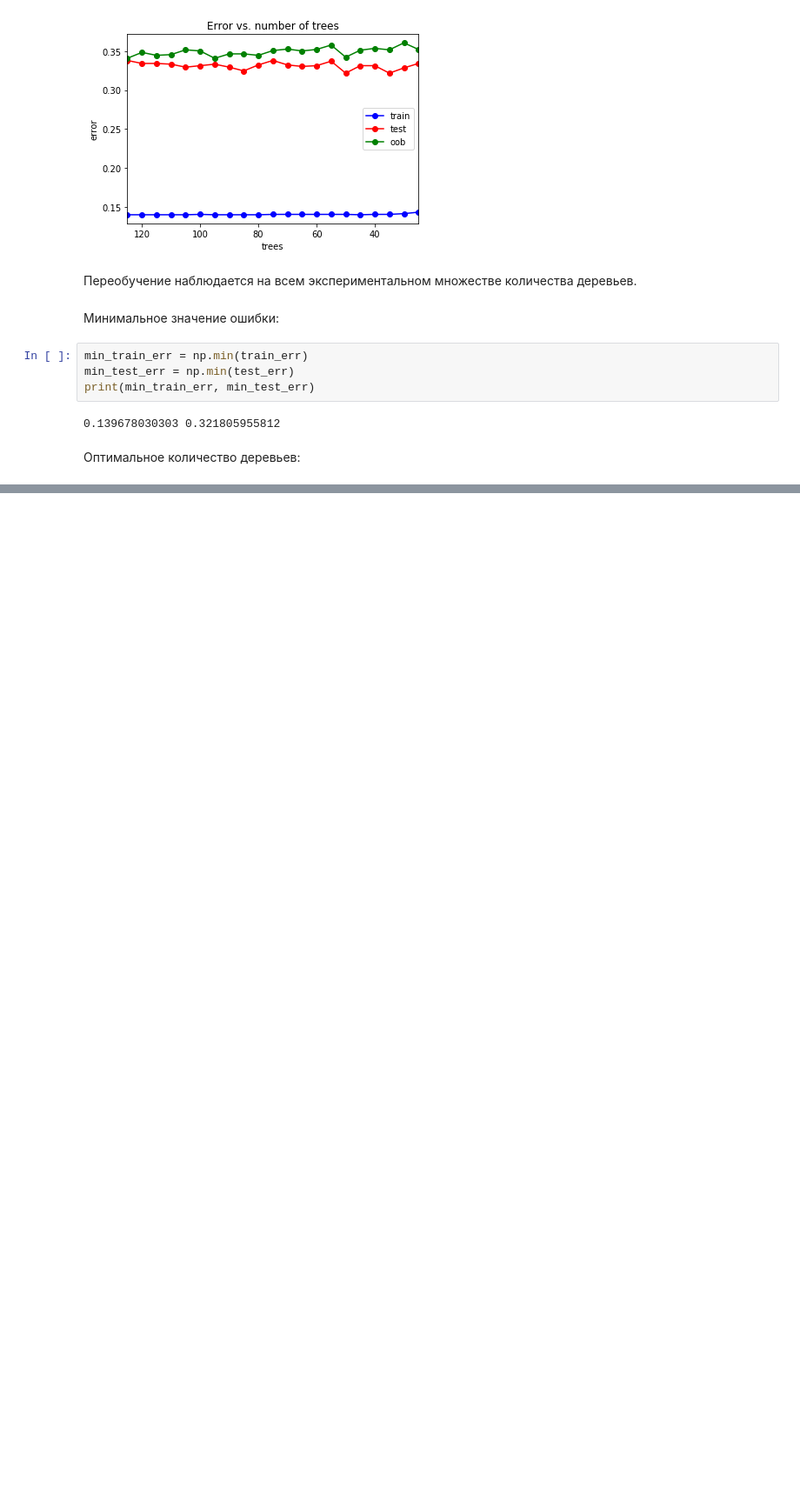
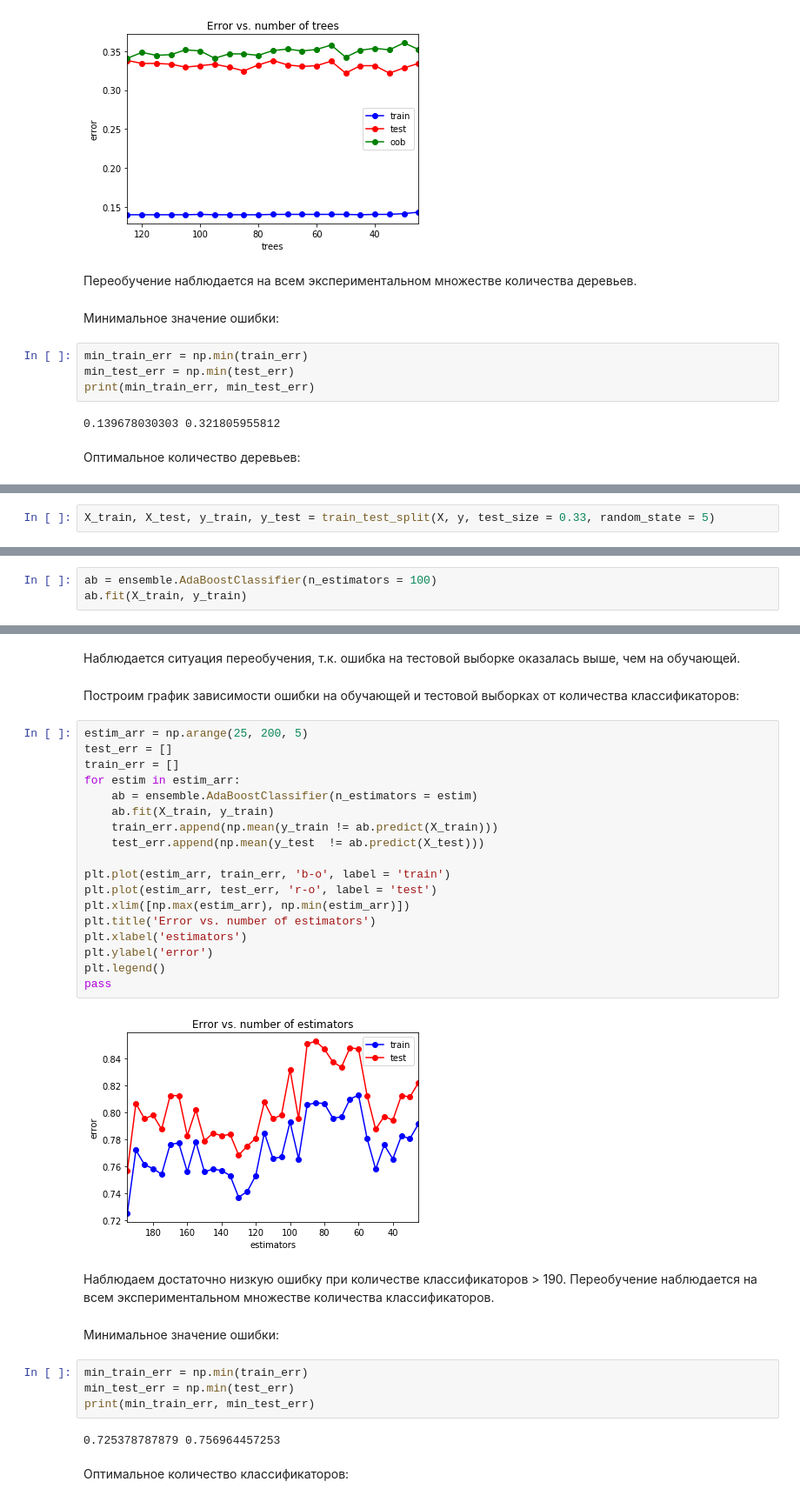
Before and after one commit to Podolov/MachineLearningCourse-Lab1, a Jupyter notebook: OpenData_Lab.ipynb, the cells around one changed output, grey strips where cells are left out. Shown at 87% size. Drawn from its saved outputs; the diff is of its cells as text; blank space fills up the shorter version.

```diff
--- a/OpenData_Lab.ipynb
+++ b/OpenData_Lab.ipynb
@@ -964,0 +977,2 @@ print(min_train_err, min_test_err)
+# %%
+X_train, X_test, y_train, y_test = train_test_split(X, y, test_size = 0.33, random_state = 5)
@@ -964,0 +981,3 @@ print(min_train_err, min_test_err)
+# %%
+ab = ensemble.AdaBoostClassifier(n_estimators = 100)
+ab.fit(X_train, y_train)
@@ -964,0 +996,36 @@ print(min_train_err, min_test_err)
+# %% [markdown]
+Наблюдается ситуация переобучения, т.к. ошибка на тестовой выборке оказалась выше, чем на обучающей.
+# %% [markdown]
+Построим график зависимости ошибки на обучающей и тестовой выборках от количества классификаторов:
+# %%
+estim_arr = np.arange(25, 200, 5)
+test_err = []
+train_err = []
+for estim in estim_arr:
+    ab = ensemble.AdaBoostClassifier(n_estimators = estim)
+    ab.fit(X_train, y_train)
+    train_err.append(np.mean(y_train != ab.predict(X_train)))
+    test_err.append(np.mean(y_test  != ab.predict(X_test)))
+
+plt.plot(estim_arr, train_err, 'b-o', label = 'train')
+plt.plot(estim_arr, test_err, 'r-o', label = 'test')
+plt.xlim([np.max(estim_arr), np.min(estim_arr)])
+plt.title('Error vs. number of estimators')
+plt.xlabel('estimators')
+plt.ylabel('error')
+plt.legend()
+pass
+# %% [output]
+[figure, added]
+# %% [markdown]
+Наблюдаем достаточно низкую ошибку при количестве классификаторов > 190. Переобучение наблюдается на всем экспериментальном множестве количества классификаторов.
+# %% [markdown]
+Минимальное значение ошибки:
+# %%
+min_train_err = np.min(train_err)
+min_test_err = np.min(test_err)
+print(min_train_err, min_test_err)
+# %% [output]
+0.725378787879 0.756964457253
+# %% [markdown]
+Оптимальное количество классификаторов:
```
Also changed, not shown: parts of 25 cells of this notebook.
